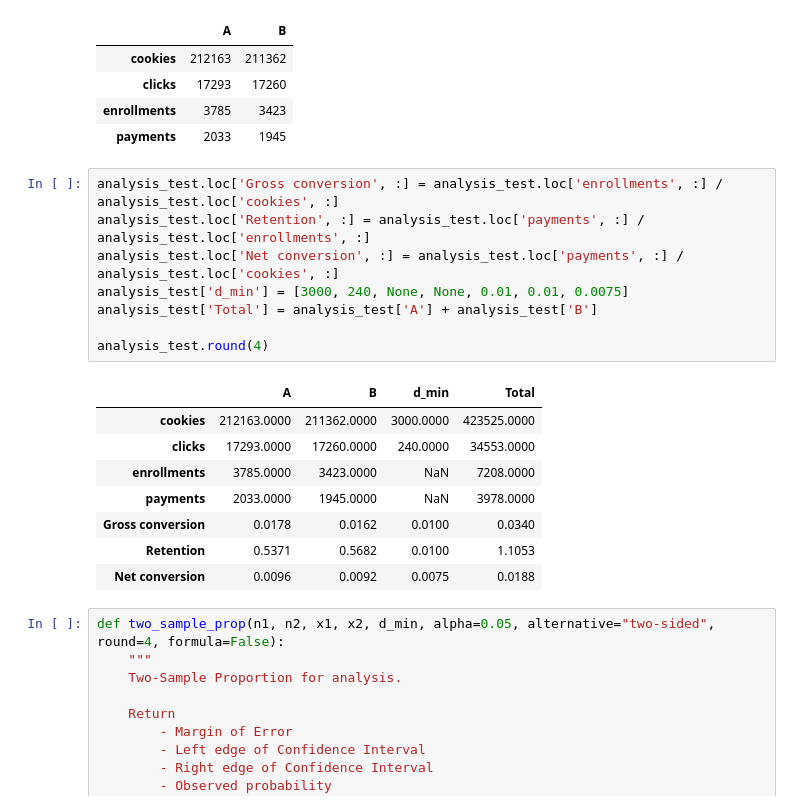
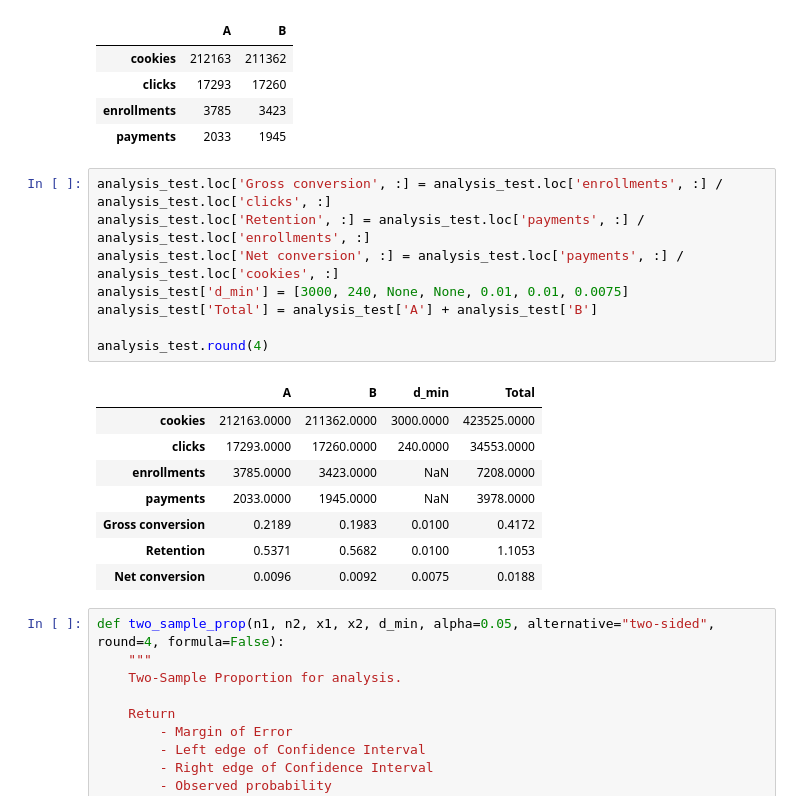
Before and after one commit to ZacksAmber/Udacity-A-B-Testing-by-Google, a Jupyter notebook: Udacity A:B Testing by Google.ipynb, the cells around one changed output. Drawn from its saved outputs; the diff is of its cells as text.

```diff
--- a/Udacity A:B Testing by Google.ipynb
+++ b/Udacity A:B Testing by Google.ipynb
@@ -1134,20 +1150,20 @@ analysis_test
 | enrollments | 3785 | 3423 |
 | payments | 2033 | 1945 |
 # %%
-analysis_test.loc['Gross conversion', :] = analysis_test.loc['enrollments', :] / analysis_test.loc['cookies', :]
+analysis_test.loc['Gross conversion', :] = analysis_test.loc['enrollments', :] / analysis_test.loc['clicks', :]
 analysis_test.loc['Retention', :] = analysis_test.loc['payments', :] / analysis_test.loc['enrollments', :]
 analysis_test.loc['Net conversion', :] = analysis_test.loc['payments', :] / analysis_test.loc['cookies', :]
 analysis_test['d_min'] = [3000, 240, None, None, 0.01, 0.01, 0.0075]
 analysis_test['Total'] = analysis_test['A'] + analysis_test['B']
 
 analysis_test.round(4)
 # %% [output]
 |  | A | B | d_min | Total |
 | cookies | 212163.0000 | 211362.0000 | 3000.0000 | 423525.0000 |
 | clicks | 17293.0000 | 17260.0000 | 240.0000 | 34553.0000 |
 | enrollments | 3785.0000 | 3423.0000 | NaN | 7208.0000 |
 | payments | 2033.0000 | 1945.0000 | NaN | 3978.0000 |
-| Gross conversion | 0.0178 | 0.0162 | 0.0100 | 0.0340 |
+| Gross conversion | 0.2189 | 0.1983 | 0.0100 | 0.4172 |
 | Retention | 0.5371 | 0.5682 | 0.0100 | 1.1053 |
 | Net conversion | 0.0096 | 0.0092 | 0.0075 | 0.0188 |
 # %%
```
Also changed, not shown: parts of 8 cells of this notebook, 2 other files.
